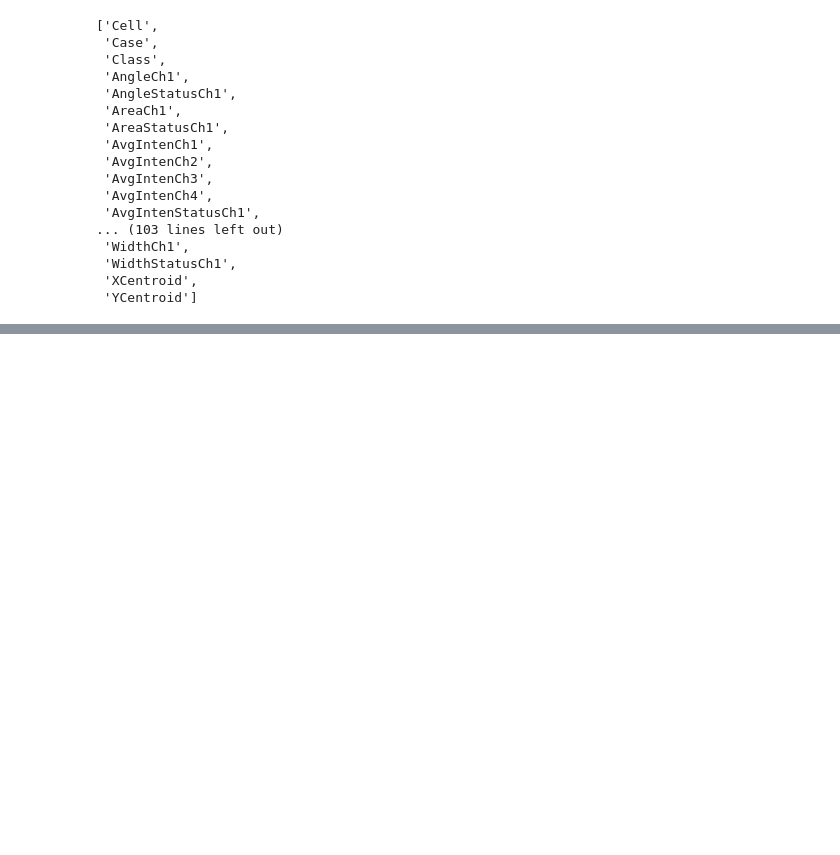
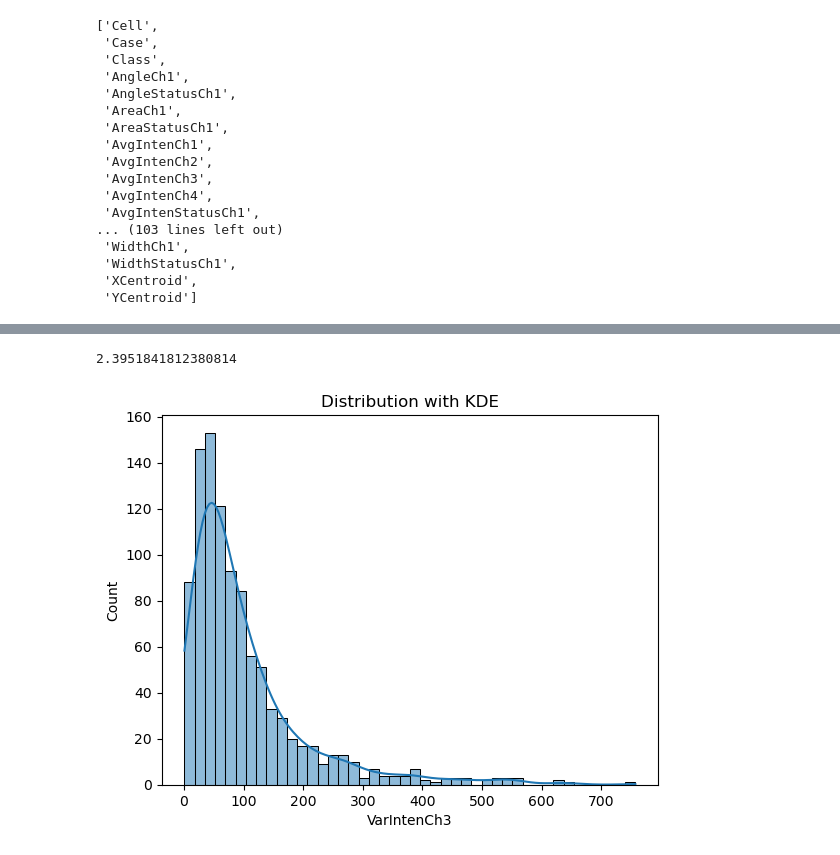
Before and after one commit to KABOSScodes/apm_projects, a Jupyter notebook: Pre-Processing/StartFile.ipynb, the cells around one changed output, grey strips where cells are left out. Drawn from its saved outputs; the diff is of its cells as text; code cells hidden in the pictures; blank space fills up the shorter version.

```diff
--- a/Pre-Processing/StartFile.ipynb
+++ b/Pre-Processing/StartFile.ipynb
@@ -66,0 +68,8 @@ test_df.shape
+# %%
+# Assign the first 3 columns to new variables
+# These columns are assumed to be "Cell", "Class", and "Case"
+cellID = train_df["Cell"]
+case = train_df["Case"]
+class_ = train_df["Class"]
+# Drop the specified columns
+train_df = train_df.drop(["Cell", "Class", "Case"], axis=1)
@@ -66,0 +86,13 @@ test_df.shape
+# %%
+# Calculate the skewness of the 'VarIntenCh3' as example
+skew_value = skew(train_df['VarIntenCh3'], bias=True) # bias=True means that bias correction is off - Fine with large datasets
+print(skew_value)
+# %% [output]
+2.3951841812380814
+# %%
+# Visualize the distribution of 'VarIntenCh3' using a histogram
+sns.histplot(train_df['VarIntenCh3'], kde=True)
+plt.title("Distribution with KDE")
+plt.show()
+# %% [output]
+[figure, added]
```
Also changed, not shown: parts of 5 cells of this notebook, 1 other file.
